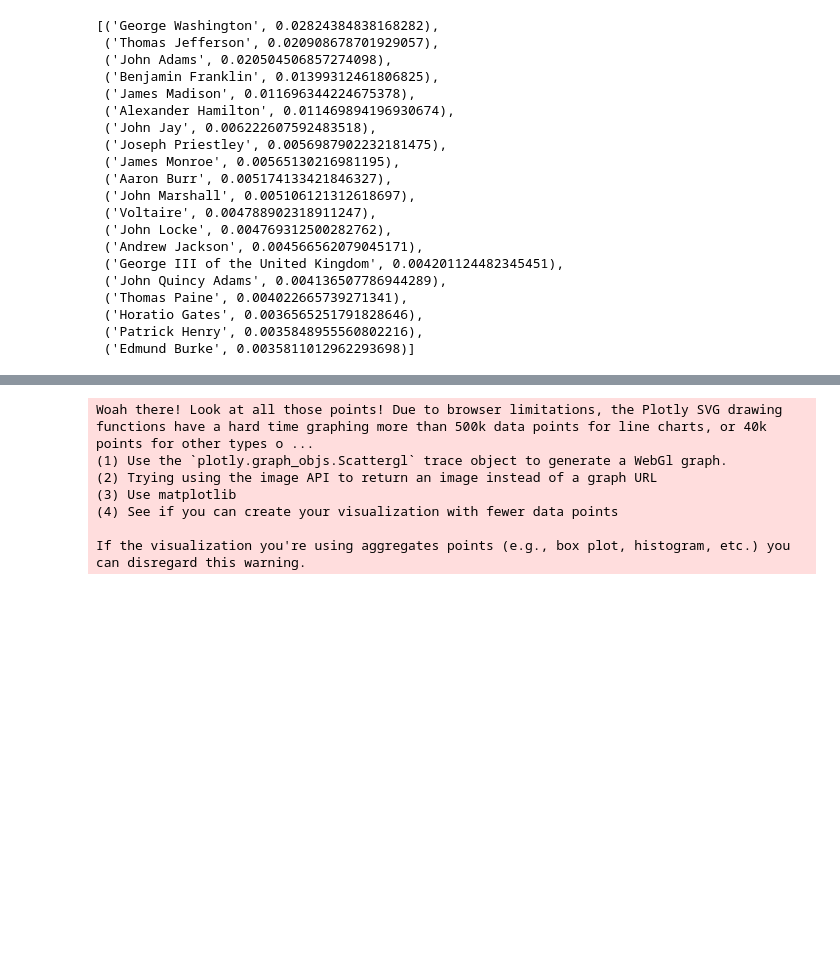
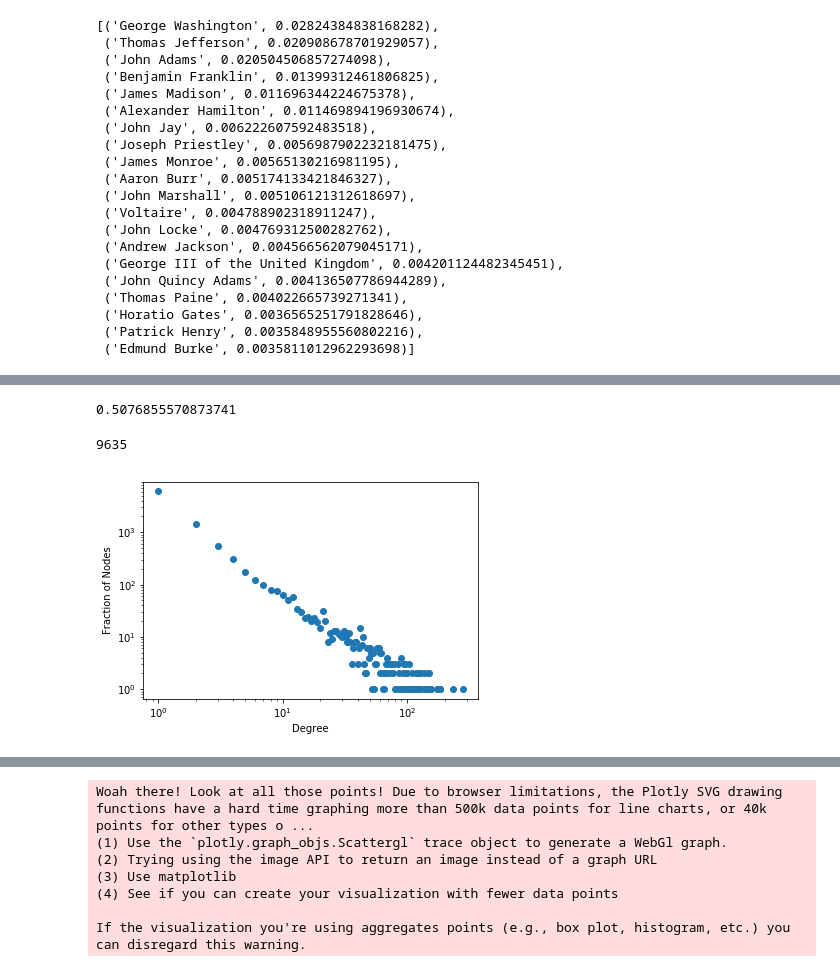
Before and after one commit to forrest-h/Benjamin-Franklin-Wikipedia-Network, a Jupyter notebook: Wikipedia Network Analysis - Full Project.ipynb, the cells around one changed output, grey strips where cells are left out. Saved outputs shown, nothing was run; the diff lists cells and outputs as text; code cells hidden in the pictures; blank space fills up the shorter version.

```diff
--- a/Wikipedia Network Analysis - Full Project.ipynb
+++ b/Wikipedia Network Analysis - Full Project.ipynb
@@ -470,0 +475,4 @@ authorities[0:20]
+# %%
+nx.average_shortest_path_length(G)
+# %% [output]
+0.5076855570873741
@@ -470,0 +481,4 @@ authorities[0:20]
+# %%
+len(G_un.nodes())
+# %% [output]
+9635
@@ -470,0 +489,4 @@ authorities[0:20]
+# %%
+plot_pl(G_un)
+# %% [output]
+[figure, added]
```
Also changed, not shown: parts of 20 cells of this notebook.
